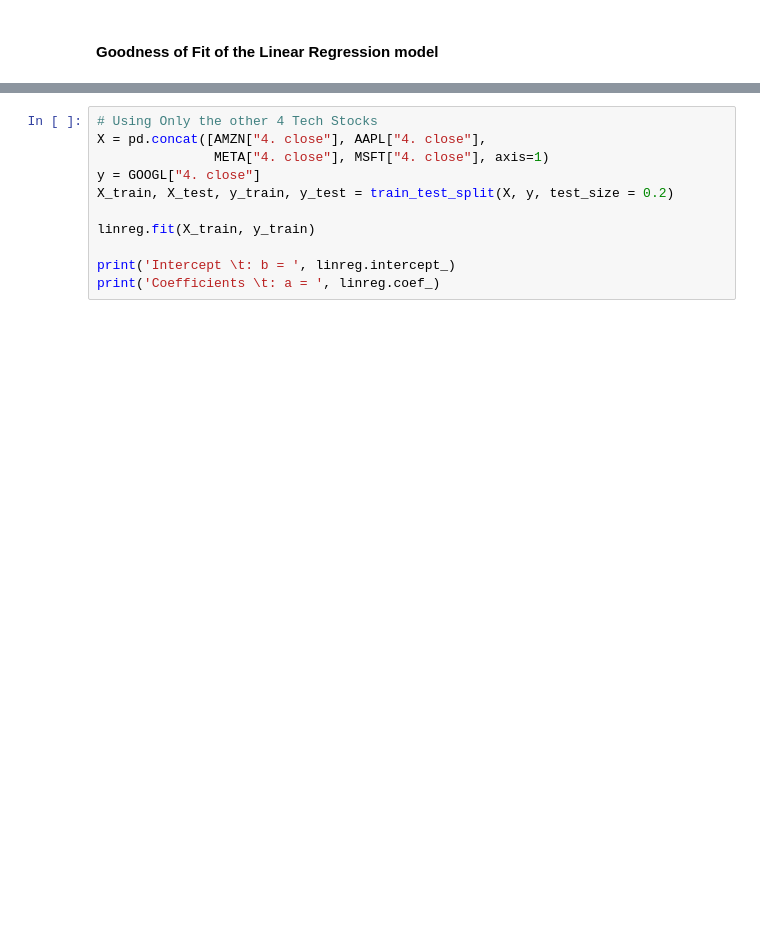
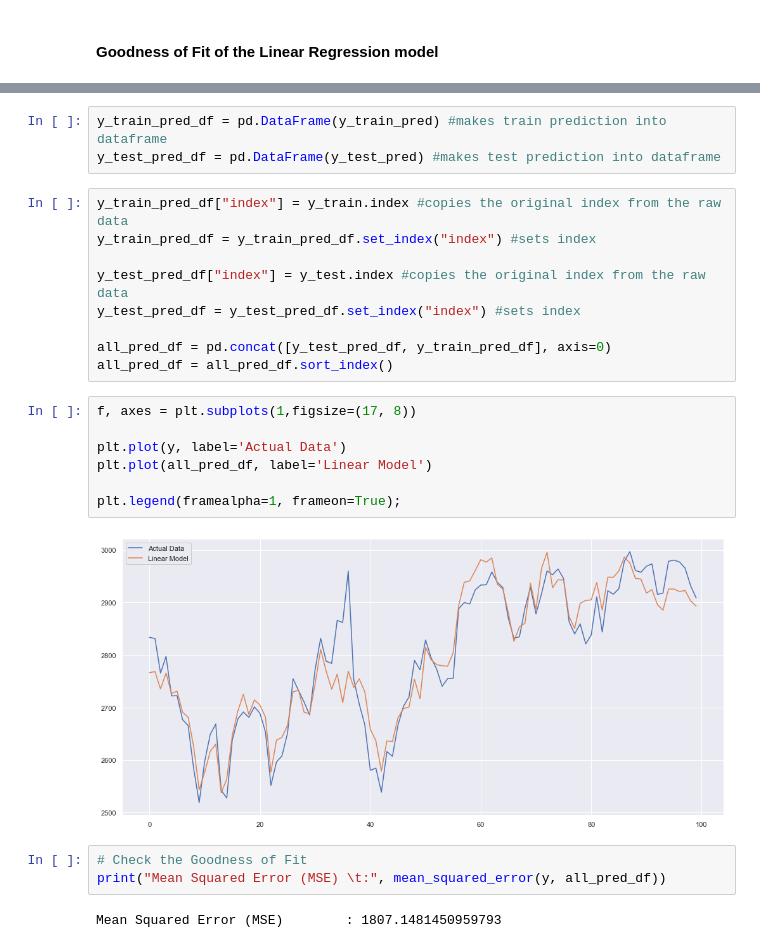
Before and after one commit to Hither1/sc5010, a Jupyter notebook: Model1.ipynb, the cells around one changed output, grey strips where cells are left out. Drawn from its saved outputs; the diff is of its cells as text; blank space fills up the shorter version.

```diff
--- a/Model1.ipynb
+++ b/Model1.ipynb
@@ -84,11 +90,26 @@ Mean Squared Error (MSE)        : 2522.8301766282466
-# %%
-# Using Only the other 4 Tech Stocks
-X = pd.concat([AMZN["4. close"], AAPL["4. close"],
-               META["4. close"], MSFT["4. close"], axis=1)
-y = GOOGL["4. close"]
-X_train, X_test, y_train, y_test = train_test_split(X, y, test_size = 0.2)
-
-linreg.fit(X_train, y_train)
-
-print('Intercept \t: b = ', linreg.intercept_)
-print('Coefficients \t: a = ', linreg.coef_)
+# %%
+y_train_pred_df = pd.DataFrame(y_train_pred) #makes train prediction into dataframe
+y_test_pred_df = pd.DataFrame(y_test_pred) #makes test prediction into dataframe
+# %%
+y_train_pred_df["index"] = y_train.index #copies the original index from the raw data
+y_train_pred_df = y_train_pred_df.set_index("index") #sets index
+
+y_test_pred_df["index"] = y_test.index #copies the original index from the raw data
+y_test_pred_df = y_test_pred_df.set_index("index") #sets index
+
+all_pred_df = pd.concat([y_test_pred_df, y_train_pred_df], axis=0)
+all_pred_df = all_pred_df.sort_index()
+# %%
+f, axes = plt.subplots(1,figsize=(17, 8))
+
+plt.plot(y, label='Actual Data')
+plt.plot(all_pred_df, label='Linear Model')
+
+plt.legend(framealpha=1, frameon=True);
+# %% [output]
+[figure, added]
+# %%
+# Check the Goodness of Fit
+print("Mean Squared Error (MSE) \t:", mean_squared_error(y, all_pred_df))
+# %% [output]
+Mean Squared Error (MSE)        : 1807.1481450959793
```
Also changed, not shown: parts of 5 cells of this notebook.
